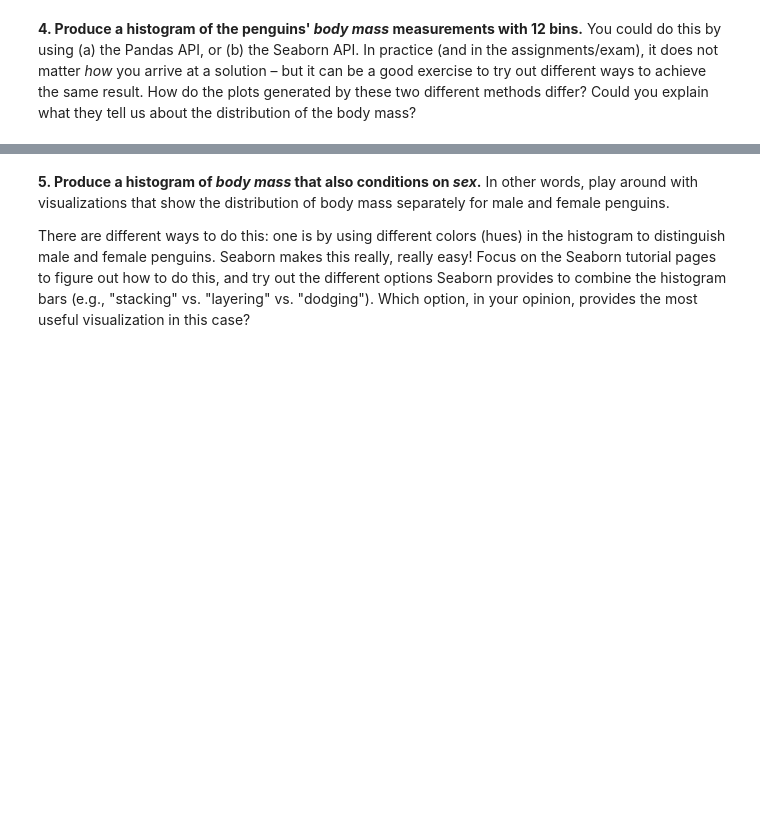
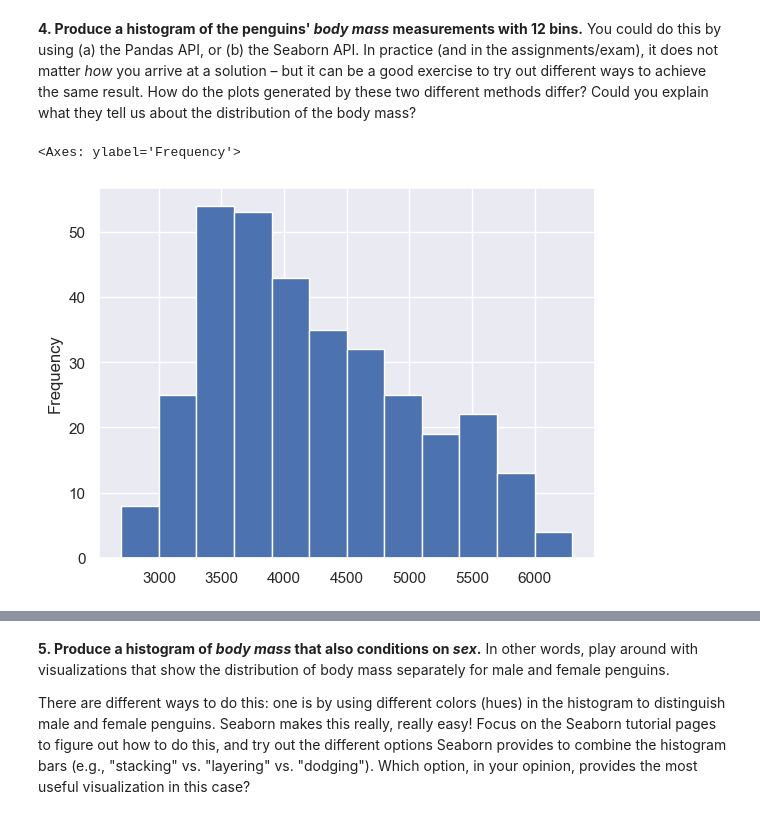
Before and after one commit to clementpickel/DSP_Assignement, a Jupyter notebook: Exercices/ex2/Exercise_02_Seaborn.ipynb, the cells around one changed output, grey strips where cells are left out. Saved outputs shown, nothing was run; the diff lists cells and outputs as text; code cells hidden in the pictures; blank space fills up the shorter version.

```diff
--- a/Exercices/ex2/Exercise_02_Seaborn.ipynb
+++ b/Exercices/ex2/Exercise_02_Seaborn.ipynb
@@ -138,5 +138,9 @@ Maybe we want to know more about the **distribution** of our data. With function
 **4. Produce a histogram of the penguins' _body mass_ measurements with 12 bins.**  You could do this by using (a) the Pandas API, or (b) the Seaborn API. In practice (and in the assignments/exam), it does not matter _how_ you arrive at a solution – but it can be a good exercise to try out different ways to achieve the same result. How do the plots generated by these two different methods differ? Could you explain what they tell us about the distribution of the body mass?
 # %%
 # Your code here - using Pandas API
+df["body_mass_g"].plot.hist(bins=12)
+# %% [output]
+<Axes: ylabel='Frequency'>
+[figure, added]
 # %%
 # Your code here - using Seaborn API
```
Also changed, not shown: parts of 11 cells of this notebook, 1 other file.
